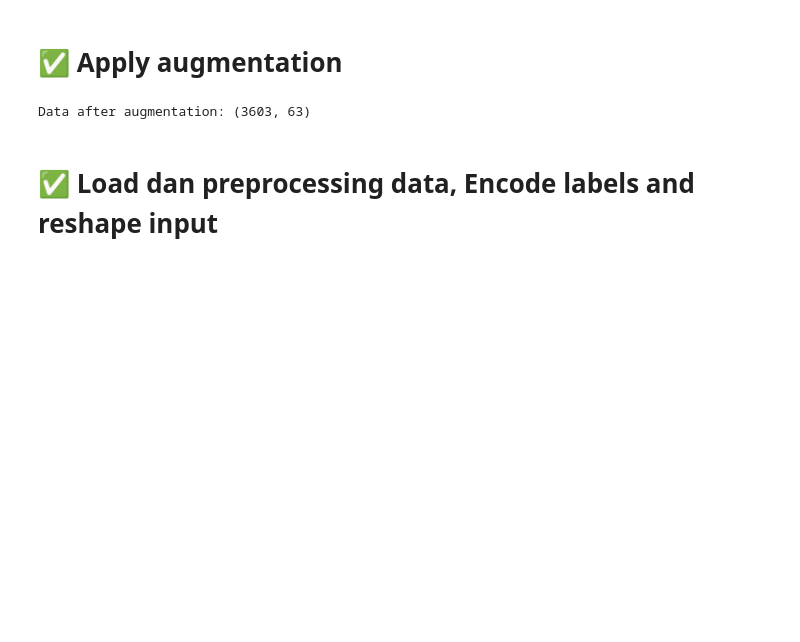
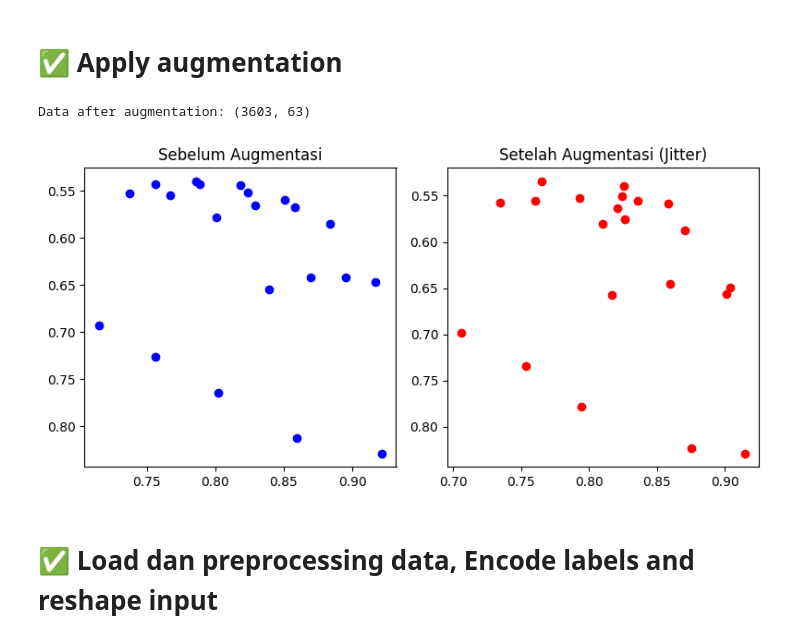
Before and after one commit to Dfaalt/jupyterHandsRecognition, a Jupyter notebook: hand_gesture_complete.ipynb, the cells around one changed output. Saved outputs shown, nothing was run; the diff lists cells and outputs as text; code cells hidden in the pictures; blank space fills up the shorter version.

```diff
--- a/hand_gesture_complete.ipynb
+++ b/hand_gesture_complete.ipynb
@@ -179,6 +219,34 @@ X, y = augment_dataset(X, y)
 print("Data after augmentation:", X.shape)
 # %% [output]
 Data after augmentation: (3603, 63)
+# %%
+# Visualisasi hasil augmentasi
+sample = X[0].reshape(-1)  # 63 elemen -> 21 titik x y z
+x = sample[0::3]
+y = sample[1::3]
+
+# Augmentasi (misalnya jitter atau translate)
+sample_aug = add_jitter(sample.reshape(1, -1)).reshape(-1)
+x_aug = sample_aug[0::3]
+y_aug = sample_aug[1::3]
+
+# Plot hasilnya
+plt.figure(figsize=(8, 4))
+
+plt.subplot(1, 2, 1)
+plt.scatter(x, y, c='blue')
+plt.title("Sebelum Augmentasi")
+plt.gca().invert_yaxis()
+
+plt.subplot(1, 2, 2)
+plt.scatter(x_aug, y_aug, c='red')
+plt.title("Setelah Augmentasi (Jitter)")
+plt.gca().invert_yaxis()
+
+plt.tight_layout()
+plt.show()
+# %% [output]
+[figure, added]
 # %% [markdown]
 # ✅ Load dan preprocessing data, Encode labels and reshape input
 # %%
```
Also changed, not shown: parts of 6 cells of this notebook, 1 other file.
